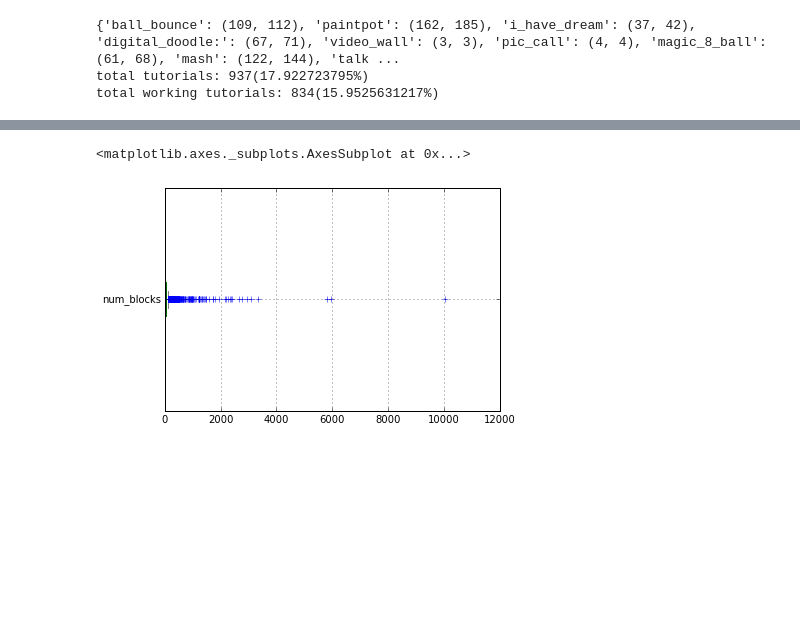
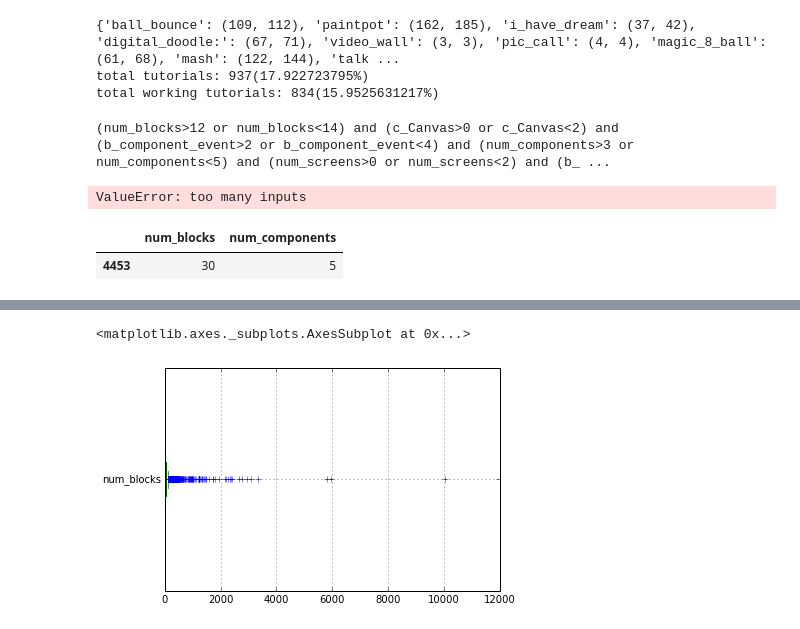
Before and after one commit to bxie/ai2_analysis, a Jupyter notebook: ai2_classification.ipynb, the cells around one changed output, grey strips where cells are left out. Saved outputs shown, nothing was run; the diff lists cells and outputs as text; code cells hidden in the pictures; blank space fills up the shorter version.

Commit message:
beginning feature extraction of tutorials

```diff
--- a/ai2_classification.ipynb
+++ b/ai2_classification.ipynb
@@ -291,3 +341,27 @@ total working tutorials: 834(15.9525631217%)
+# %%
+all_features = [] #All features found in at least 50% of a tutorial
+for tut in tutorials:
+    search_term = tutorials[tut]
+    features = feature_finder(search_term)
+    for col in features.columns:
+        if col not in all_features:
+            all_features.append(col)
+#     relevant_features[tut] = features.median()
+
+#Find all hellopurrs given features. DOESN'T WORK!!!
+# purr_features = relevant_features["hello_purr"]
+# df_f = find_projects(purr_features)
+
+purr_features = df[all_features].median()
+find_projects(purr_features)
+# %% [output]
+(num_blocks>12 or num_blocks<14) and (c_Canvas>0 or c_Canvas<2) and (b_component_event>2 or b_component_event<4) and (num_components>3 or num_components<5) and (num_screens>0 or num_screens<2) and (b_ ...
+ValueError: too many inputs
+# %%
+df[df.id==6409158715768832][['num_blocks', 'num_components']]
+# %% [output]
+|  | num_blocks | num_components |
+| 4453 | 30 | 5 |
 # %%
 #Removing projects that are "certainly" incomplete
 df_work = df_top[df_top.num_blocks>=2][df_top.num_components>0]
```
Also changed, not shown: parts of 3 cells of this notebook, 1 other file.
